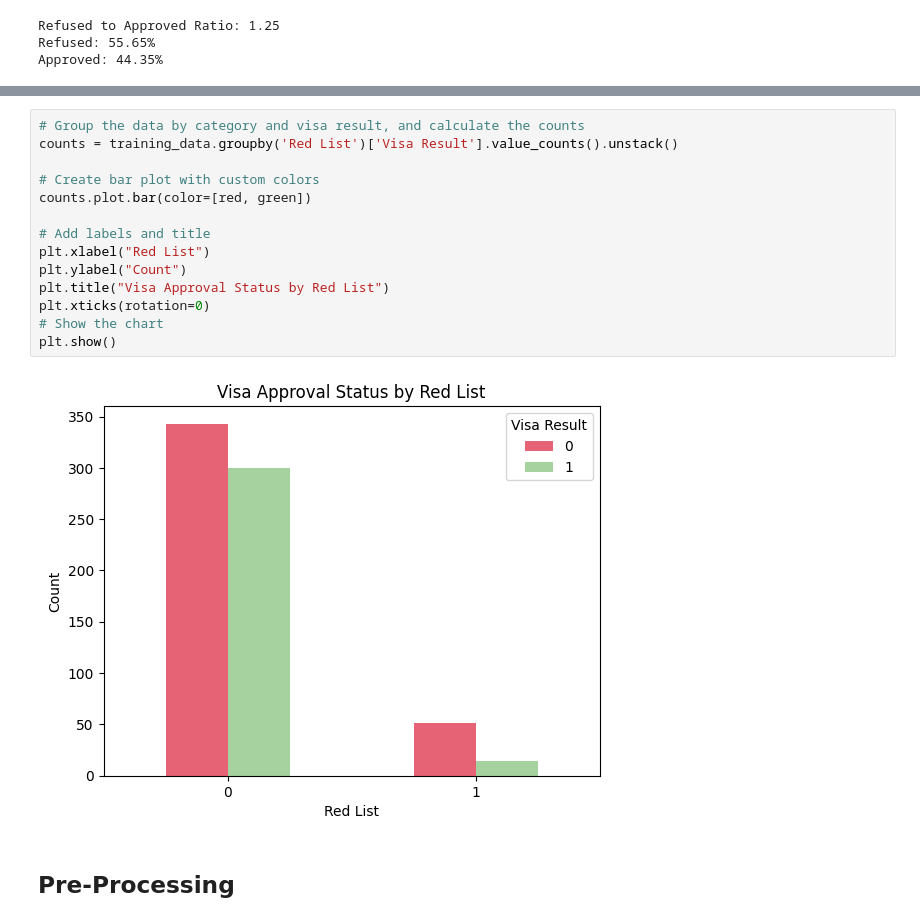
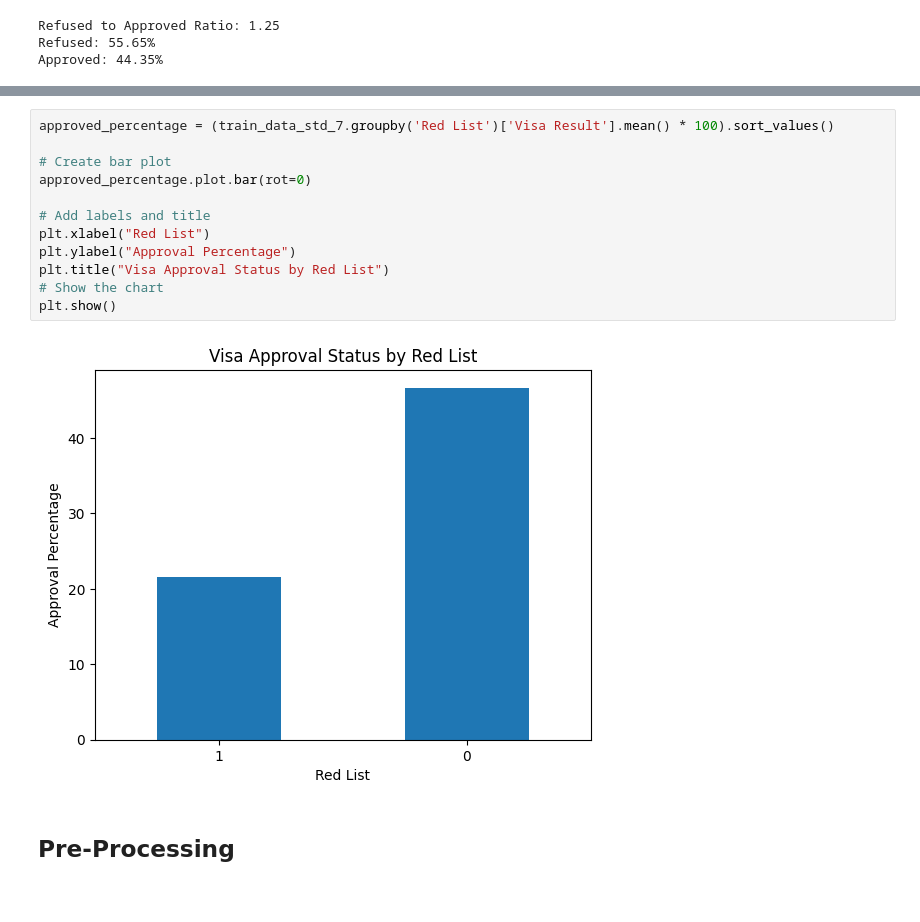
Before and after one commit to AseemShehzad/visa-approval-prediction-model, a Jupyter notebook: Data Modeling.ipynb, the cells around one changed output, grey strips where cells are left out. Cells and saved outputs as stored; diff of their text form.

Commit message:
changed graphs from refused/approved to approved percent

```diff
--- a/Data Modeling.ipynb
+++ b/Data Modeling.ipynb
@@ -417,19 +413,17 @@ plt.show()
 # %%
-# Group the data by category and visa result, and calculate the counts
-counts = training_data.groupby('Red List')['Visa Result'].value_counts().unstack()
+approved_percentage = (train_data_std_7.groupby('Red List')['Visa Result'].mean() * 100).sort_values()
 
-# Create bar plot with custom colors
-counts.plot.bar(color=[red, green])
+# Create bar plot
+approved_percentage.plot.bar(rot=0)
 
 # Add labels and title
 plt.xlabel("Red List")
-plt.ylabel("Count")
+plt.ylabel("Approval Percentage")
 plt.title("Visa Approval Status by Red List")
-plt.xticks(rotation=0)
 # Show the chart
 plt.show()
 # %% [output]
-[figure, old version]
+[figure, new version]
 # %% [markdown]
 ## Pre-Processing
 # %%
```
Also changed, not shown: parts of 16 cells of this notebook, 1 other file.
